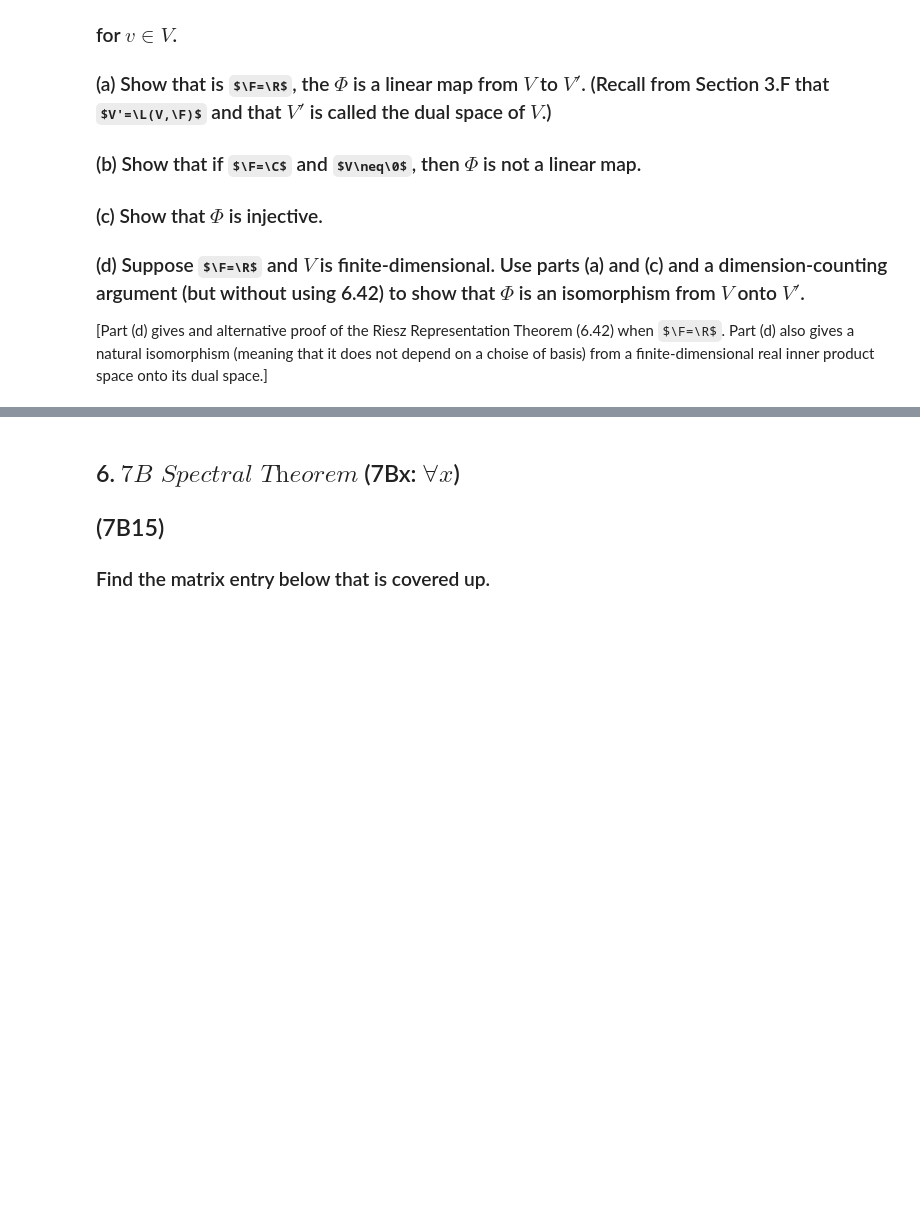
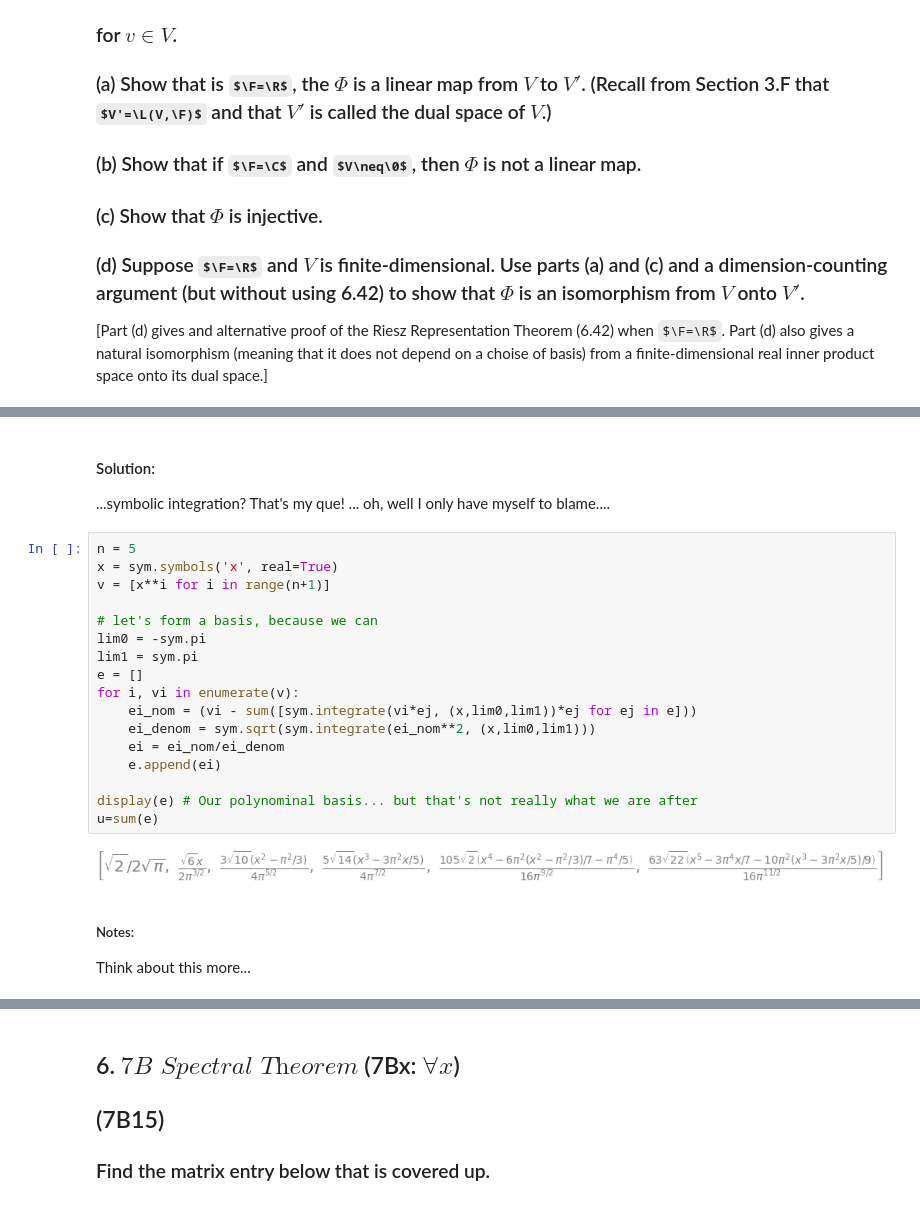
Before and after one commit to fractalclockwork/Math725, a Jupyter notebook: HW/Math725_HW7.ipynb, the cells around one changed output, grey strips where cells are left out. Saved outputs shown, nothing was run; the diff lists cells and outputs as text; some formulas as TeX source; blank space fills up the shorter version.

```diff
--- a/HW/Math725_HW7.ipynb
+++ b/HW/Math725_HW7.ipynb
@@ -160,3 +269,28 @@ FIXME!!! Add more detail
+# %% [markdown]
+#### Solution:
+...symbolic integration?  That's my que! ... oh, well I only have myself to blame....
+# %%
+n = 5
+x = sym.symbols('x', real=True)
+v = [x**i for i in range(n+1)]
+
+# let's form a basis, because we can
+lim0 = -sym.pi
+lim1 = sym.pi
+e = []
+for i, vi in enumerate(v):
+    ei_nom = (vi - sum([sym.integrate(vi*ej, (x,lim0,lim1))*ej for ej in e]))
+    ei_denom = sym.sqrt(sym.integrate(ei_nom**2, (x,lim0,lim1)))
+    ei = ei_nom/ei_denom
+    e.append(ei)
+
+display(e) # Our polynominal basis... but that's not really what we are after
+u=sum(e)
+# %% [output]
+[figure, added]
+# %% [markdown]
+##### Notes:
+Think about this more...
 # %% [markdown]
 ## 5. $\textit{7A Self-Adjoint and Normal Operators}$ (7Ax: $\forall x$)
 ## (7A20)
```
Also changed, not shown: parts of 22 cells of this notebook.
